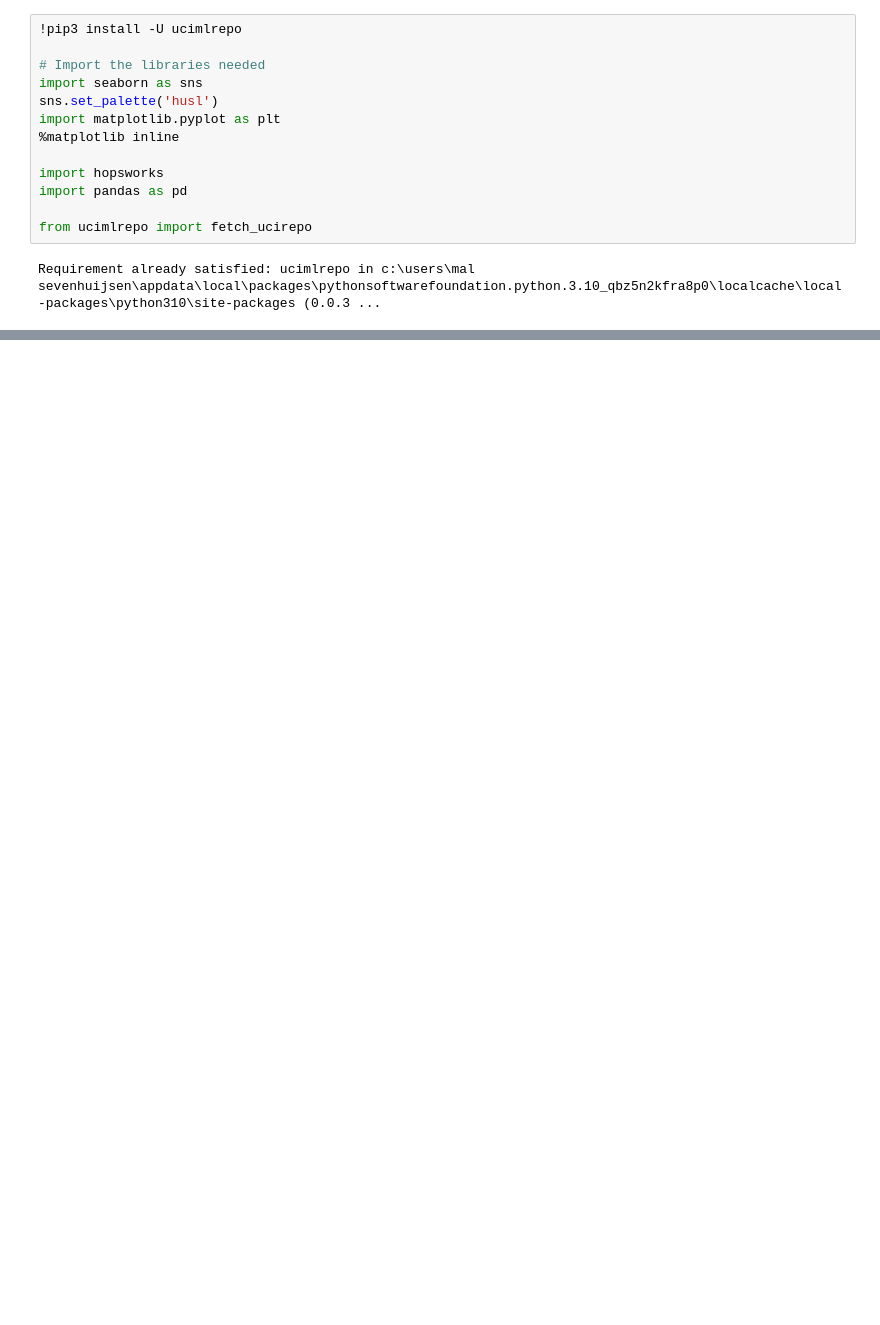
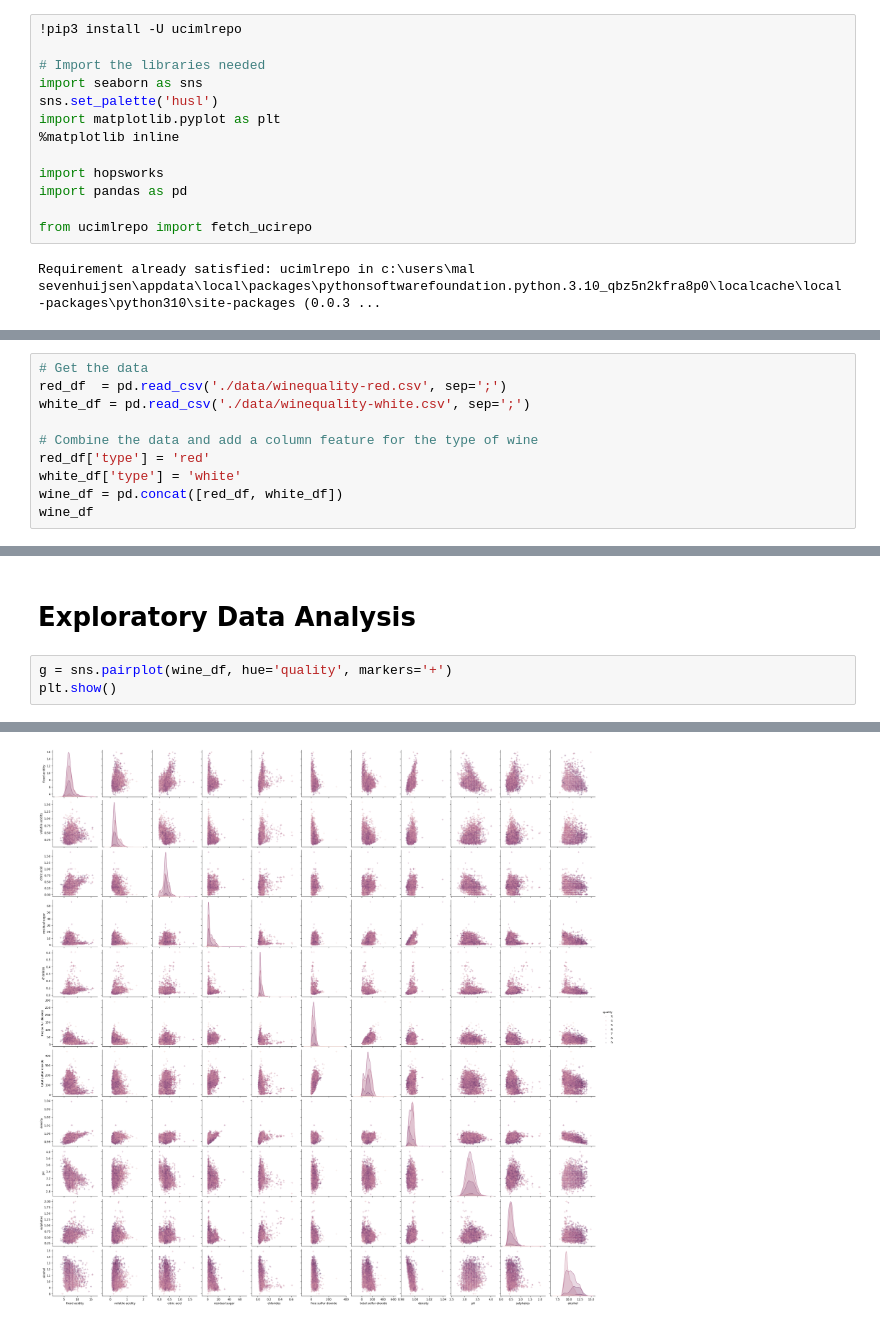
Before and after one commit to SevenhuijsenM/lab1-wine, a Jupyter notebook: wine-backfill.ipynb, the cells around one changed output, grey strips where cells are left out. Drawn from its saved outputs; the diff is of its cells as text; blank space fills up the shorter version.

```diff
--- a/wine-backfill.ipynb
+++ b/wine-backfill.ipynb
@@ -36,0 +26,10 @@ ConnectionError: Error connecting to server
+# %%
+# Get the data
+red_df  = pd.read_csv('./data/winequality-red.csv', sep=';')
+white_df = pd.read_csv('./data/winequality-white.csv', sep=';')
+
+# Combine the data and add a column feature for the type of wine
+red_df['type'] = 'red'
+white_df['type'] = 'white'
+wine_df = pd.concat([red_df, white_df])
+wine_df
@@ -36,0 +98,6 @@ ConnectionError: Error connecting to server
+# %% [markdown]
+# Exploratory Data Analysis
+# %%
+g = sns.pairplot(wine_df, hue='quality', markers='+')
+plt.show()
+# %% [output]
@@ -36,0 +121 @@ ConnectionError: Error connecting to server
+[figure, added]
```
Also changed, not shown: parts of 9 cells of this notebook.
